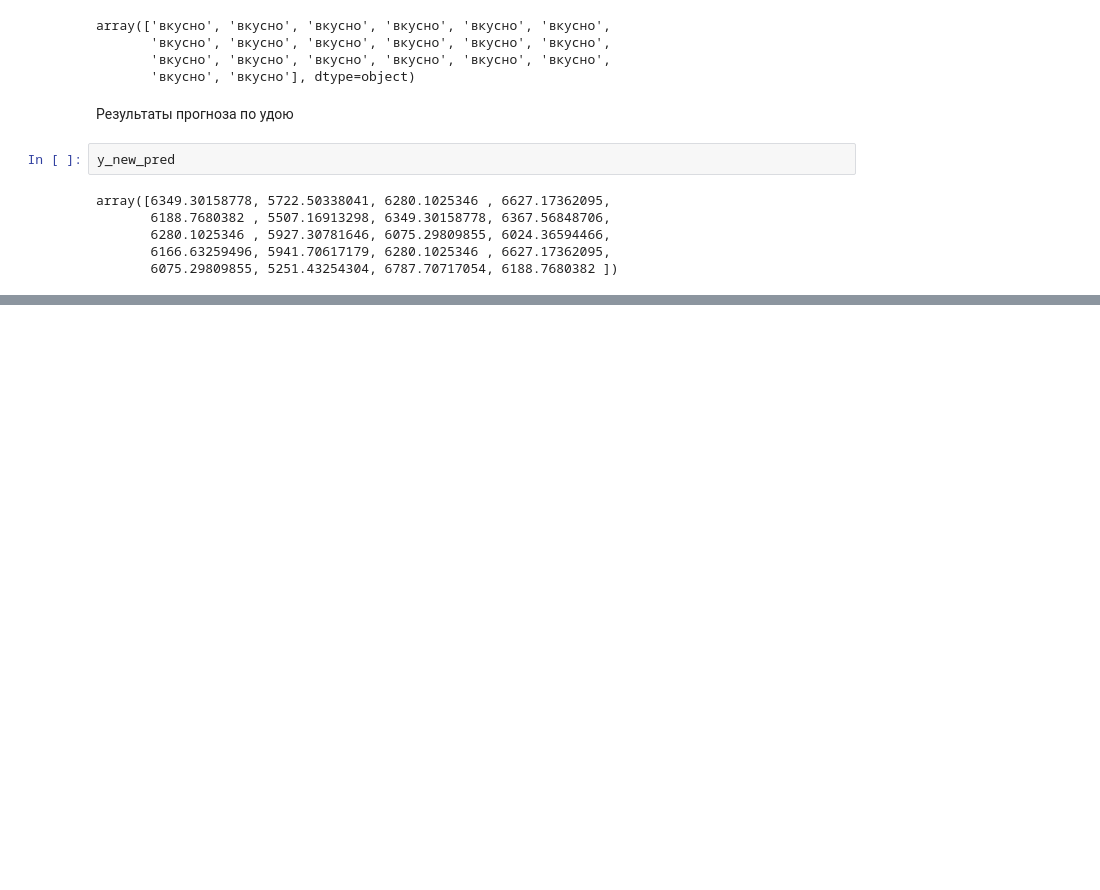
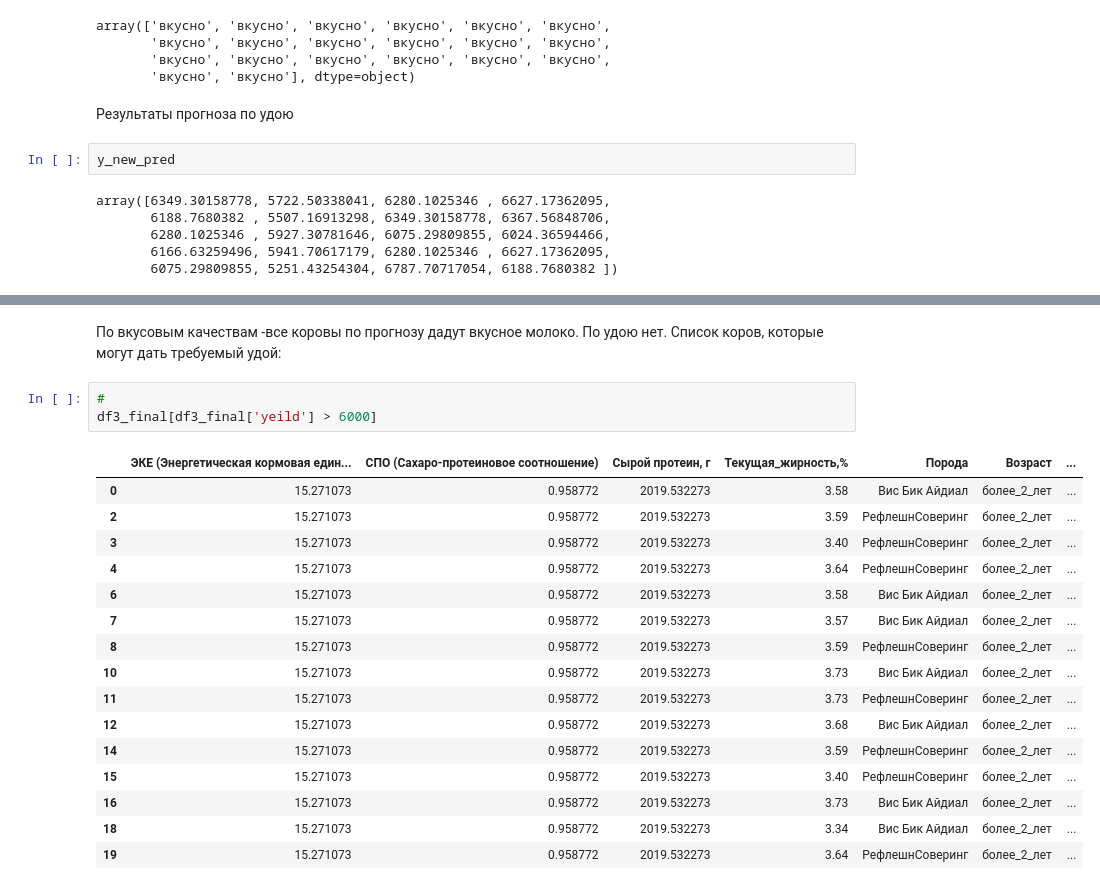
Before and after one commit to eugenii/data_sciencse, a Jupyter notebook: 10_Linnear_Models/main.ipynb, the cells around one changed output, grey strips where cells are left out. Saved outputs shown, nothing was run; the diff lists cells and outputs as text; blank space fills up the shorter version.

```diff
--- a/10_Linnear_Models/main.ipynb
+++ b/10_Linnear_Models/main.ipynb
@@ -1082,3 +1082,25 @@ See the caveats in the documentation: https://pandas.pydata.org/pandas-docs/stab
 | 17 | 15.271073 | 0.958772 | 2019.532273 | 3.77 | РефлешнСоверинг | менее_2_лет | ... |
 | 18 | 15.271073 | 0.958772 | 2019.532273 | 3.34 | Вис Бик Айдиал | более_2_лет | ... |
 | 19 | 15.271073 | 0.958772 | 2019.532273 | 3.64 | РефлешнСоверинг | более_2_лет | ... |
+# %% [markdown]
+По вкусовым качествам -все коровы по прогнозу дадут вкусное молоко. По удою нет. Список коров, которые могут дать требуемый удой:
+# %%
+#
+df3_final[df3_final['yeild'] > 6000]
+# %% [output]
+|  | ЭКЕ (Энергетическая кормовая един... | СПО (Сахаро-протеиновое соотношение) | Сырой протеин, г | Текущая_жирность,% | Порода | Возраст | ... |
+| 0 | 15.271073 | 0.958772 | 2019.532273 | 3.58 | Вис Бик Айдиал | более_2_лет | ... |
+| 2 | 15.271073 | 0.958772 | 2019.532273 | 3.59 | РефлешнСоверинг | более_2_лет | ... |
+| 3 | 15.271073 | 0.958772 | 2019.532273 | 3.40 | РефлешнСоверинг | более_2_лет | ... |
+| 4 | 15.271073 | 0.958772 | 2019.532273 | 3.64 | РефлешнСоверинг | более_2_лет | ... |
+| 6 | 15.271073 | 0.958772 | 2019.532273 | 3.58 | Вис Бик Айдиал | более_2_лет | ... |
+| 7 | 15.271073 | 0.958772 | 2019.532273 | 3.57 | Вис Бик Айдиал | более_2_лет | ... |
+| 8 | 15.271073 | 0.958772 | 2019.532273 | 3.59 | РефлешнСоверинг | более_2_лет | ... |
+| 10 | 15.271073 | 0.958772 | 2019.532273 | 3.73 | Вис Бик Айдиал | более_2_лет | ... |
+| 11 | 15.271073 | 0.958772 | 2019.532273 | 3.73 | РефлешнСоверинг | более_2_лет | ... |
+| 12 | 15.271073 | 0.958772 | 2019.532273 | 3.68 | Вис Бик Айдиал | более_2_лет | ... |
+| 14 | 15.271073 | 0.958772 | 2019.532273 | 3.59 | РефлешнСоверинг | более_2_лет | ... |
+| 15 | 15.271073 | 0.958772 | 2019.532273 | 3.40 | РефлешнСоверинг | более_2_лет | ... |
+| 16 | 15.271073 | 0.958772 | 2019.532273 | 3.73 | Вис Бик Айдиал | более_2_лет | ... |
+| 18 | 15.271073 | 0.958772 | 2019.532273 | 3.34 | Вис Бик Айдиал | более_2_лет | ... |
+| 19 | 15.271073 | 0.958772 | 2019.532273 | 3.64 | РефлешнСоверинг | более_2_лет | ... |
```
